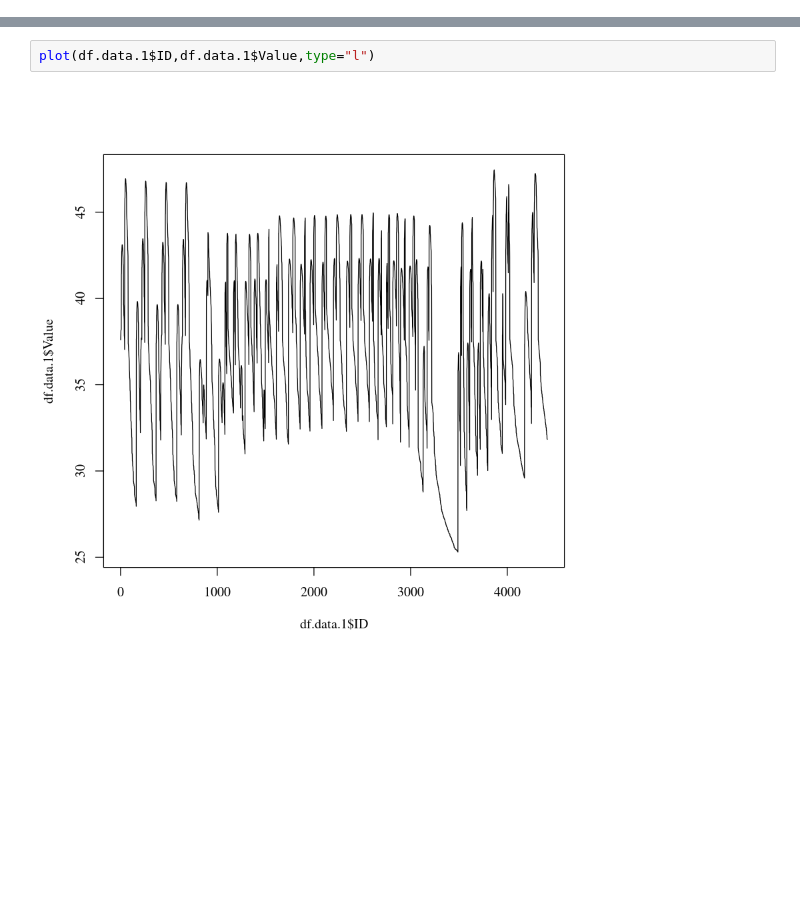
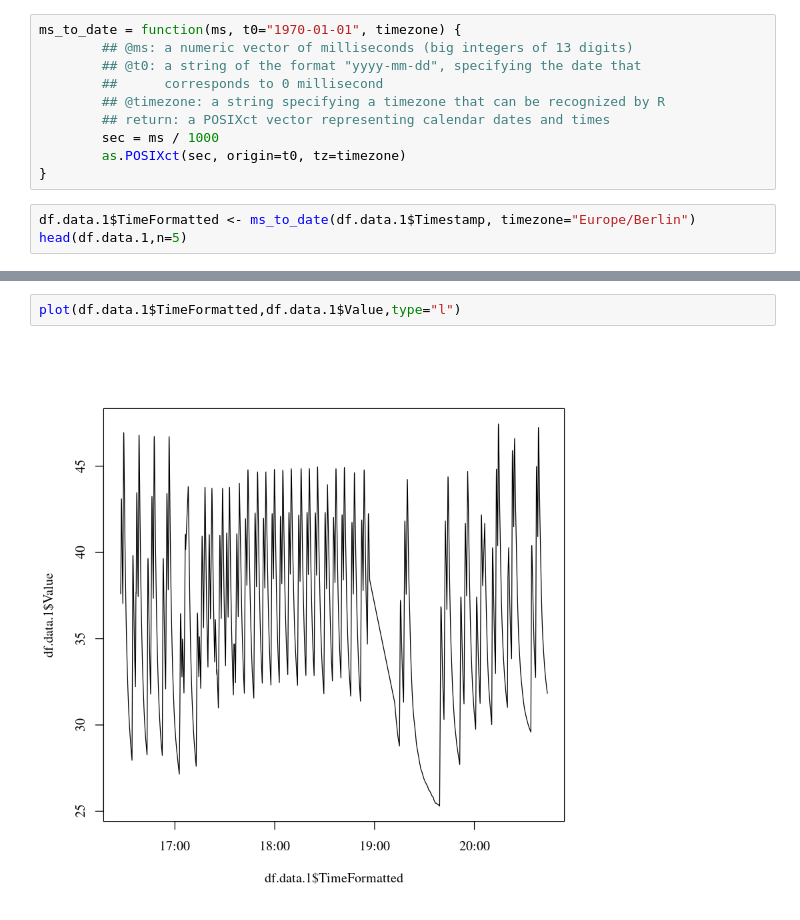
Before and after one commit to Erlix322/IBMNotebook, a Jupyter notebook: NotebookR.ipynb, the cells around one changed output, grey strips where cells are left out. Saved outputs shown, nothing was run; the diff lists cells and outputs as text; blank space fills up the shorter version.

```diff
--- a/NotebookR.ipynb
+++ b/NotebookR.ipynb
@@ -2,0 +22,13 @@ df.data.1$ID <- seq.int(nrow(df.data.1))
+# %%
+ms_to_date = function(ms, t0="1970-01-01", timezone) {
+        ## @ms: a numeric vector of milliseconds (big integers of 13 digits)
+        ## @t0: a string of the format "yyyy-mm-dd", specifying the date that
+        ##      corresponds to 0 millisecond
+        ## @timezone: a string specifying a timezone that can be recognized by R
+        ## return: a POSIXct vector representing calendar dates and times
+        sec = ms / 1000
+        as.POSIXct(sec, origin=t0, tz=timezone)
+}
+# %%
+df.data.1$TimeFormatted <- ms_to_date(df.data.1$Timestamp, timezone="Europe/Berlin")
+head(df.data.1,n=5)
@@ -3,4 +42,4 @@ df.data.1$ID <- seq.int(nrow(df.data.1))
 # %%
-plot(df.data.1$ID,df.data.1$Value,type="l")
+plot(df.data.1$TimeFormatted,df.data.1$Value,type="l")
 # %% [output]
-[figure, old version]
+[figure, new version]
```
Also changed, not shown: parts of 3 cells of this notebook.
